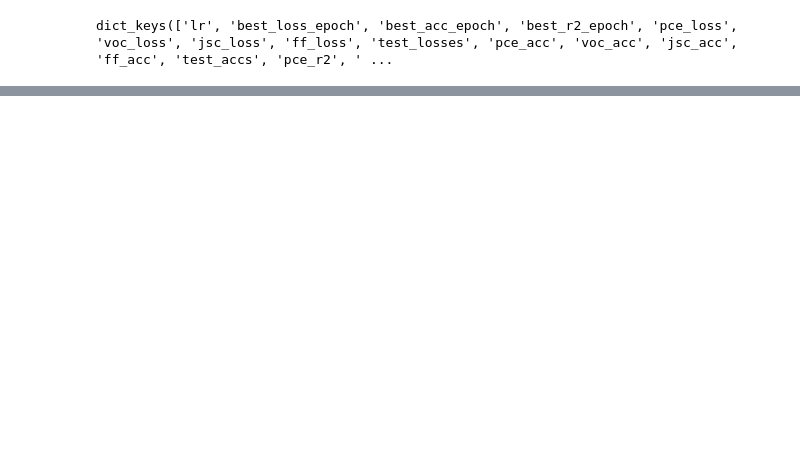
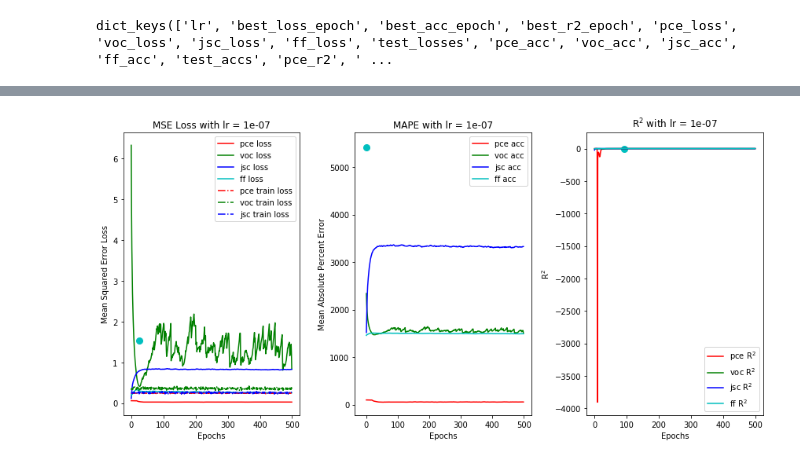
Before and after one commit to wesleyktatum/py-conjugated, a Jupyter notebook: ipynb/Networks/OPV_NN1_CV.ipynb, the cells around one changed output, grey strips where cells are left out. Drawn from its saved outputs; the diff is of its cells as text; code cells hidden in the pictures; blank space fills up the shorter version.

Commit message:
finished OPV NN1 and 2 HPO and reporting

```diff
--- a/ipynb/Networks/OPV_NN1_CV.ipynb
+++ b/ipynb/Networks/OPV_NN1_CV.ipynb
@@ -442,6 +424,6 @@ with open('./json/20200811_OPVNN1_CV-2.json', 'w') as fp:
     json.dump(cv_fits, fp)
 # %%
-with open('./json/20200811_OPVNN1_CV-2.json') as json_file:
+with open('./json/20200818_OPVNN1_CV_AdamW_L2.json') as json_file:
     data = json.load(json_file)
 
 data['0'].keys()
@@ -530,0 +601,90 @@ for key, fit_dict in data.items():
+# %%
+%autoreload
+
+loss_summary = {}
+acc_summary = {}
+r2_summary = {}
+
+pce_loss = []
+pce_acc = []
+pce_r2 = []
+voc_loss = []
+voc_acc = []
+voc_r2 = []
+jsc_loss = []
+jsc_acc = []
+jsc_r2 = []
+ff_loss = []
+ff_acc = []
+ff_r2 = []
+
+
+for key, fit_dict in data.items():
+    plot_fit_results(fit_dict)
+    losses, accs, r2s = report_metrics(fit_dict)
+
+    pce_loss.append(losses[0])
+    pce_acc.append(accs[0])
+    pce_r2.append(r2s[0])
+
+    voc_loss.append(losses[1])
+    voc_acc.append(accs[1])
+    voc_r2.append(r2s[1])
+
+    jsc_loss.append(losses[2])
+    jsc_acc.append(accs[2])
+    jsc_r2.append(r2s[2])
+
+    ff_loss.append(losses[3])
+    ff_acc.append(accs[3])
+    ff_r2.append(r2s[3])
+
+
+loss_summary['PCE Worst'] = max(pce_loss)
+loss_summary['PCE Avg'] = sum(pce_loss)/len(pce_loss)
+loss_summary['PCE Best'] = min(pce_loss)
+
+loss_summary['Voc Worst'] = max(voc_loss)
+loss_summary['Voc Avg'] = sum(voc_loss)/len(voc_loss)
+loss_summary['Voc Best'] = min(voc_loss)
+
+loss_summary['Jsc Worst'] = max(jsc_loss)
+loss_summary['Jsc Avg'] = sum(jsc_loss)/len(jsc_loss)
+loss_summary['Jsc Best'] = min(jsc_loss)
+
+loss_summary['FF Worst'] = max(ff_loss)
+loss_summary['FF Avg'] = sum(ff_loss)/len(ff_loss)
+loss_summary['FF Best'] = min(ff_loss)
+
+acc_summary['PCE Worst'] = max(pce_acc)
+acc_summary['PCE Avg'] = sum(pce_acc)/len(pce_acc)
+acc_summary['PCE Best'] = min(pce_acc)
+
+acc_summary['Voc Worst'] = max(voc_acc)
+acc_summary['Voc Avg'] = sum(voc_acc)/len(voc_acc)
+acc_summary['Voc Best'] = min(voc_acc)
+
+acc_summary['Jsc Worst'] = max(jsc_acc)
+acc_summary['Jsc Avg'] = sum(jsc_acc)/len(jsc_acc)
+acc_summary['Jsc Best'] = min(jsc_acc)
+
+acc_summary['FF Worst'] = max(ff_acc)
+acc_summary['FF Avg'] = sum(ff_acc)/len(ff_acc)
+acc_summary['FF Best'] = min(ff_acc)
+
+r2_summary['PCE Worst'] = min(pce_r2)
+r2_summary['PCE Avg'] = sum(pce_r2)/len(pce_r2)
+r2_summary['PCE Best'] = max(pce_r2)
+
+r2_summary['Voc Worst'] = min(voc_r2)
+r2_summary['Voc Avg'] = sum(voc_r2)/len(voc_r2)
+r2_summary['Voc Best'] = max(voc_r2)
+
+r2_summary['Jsc Worst'] = min(jsc_r2)
+r2_summary['Jsc Avg'] = sum(jsc_r2)/len(jsc_r2)
+r2_summary['Jsc Best'] = max(jsc_r2)
+
+r2_summary['FF Worst'] = min(ff_r2)
+r2_summary['FF Avg'] = sum(ff_r2)/len(ff_r2)
+r2_summary['FF Best'] = max(ff_r2)
+# %% [output]
@@ -530,0 +695 @@ for key, fit_dict in data.items():
+[figure, added]
```
Also changed, not shown: parts of 12 cells of this notebook, 14 other files.
